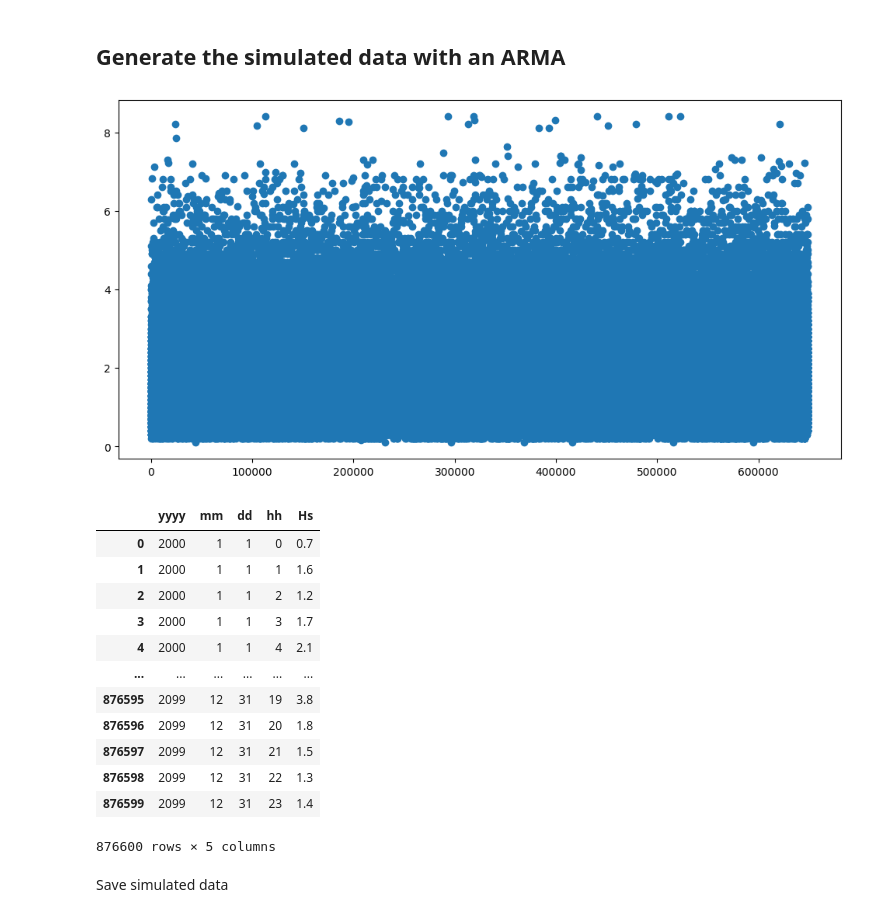
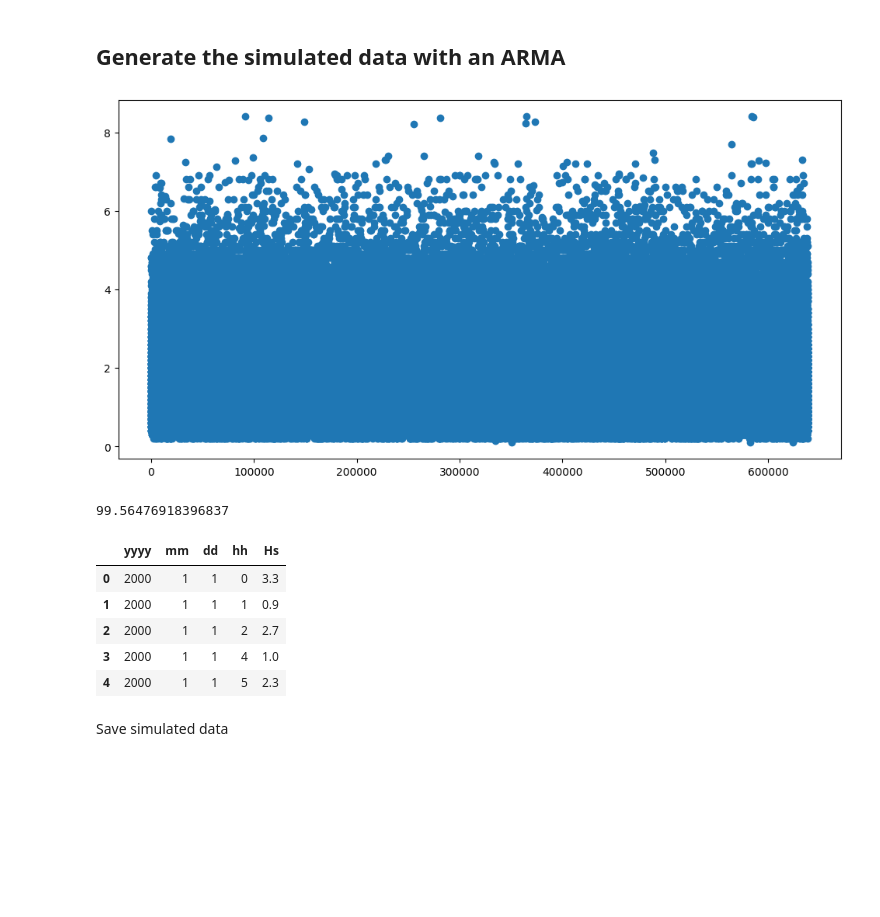
Before and after one commit to viccollado/ExtremeCorrection, a Jupyter notebook: Notebooks/Examples/Hs_Bilbao.ipynb, the cells around one changed output. Drawn from its saved outputs; the diff is of its cells as text; code cells hidden in the pictures; blank space fills up the shorter version.

```diff
--- a/Notebooks/Examples/Hs_Bilbao.ipynb
+++ b/Notebooks/Examples/Hs_Bilbao.ipynb
@@ -32,3 +32,17 @@ df_hs.head()
 | 2 | 1985 | 2 | 22 | 12 | 0.9 |
 | 3 | 1985 | 2 | 22 | 15 | 1.0 |
 | 4 | 1985 | 2 | 22 | 18 | 0.9 |
+# %%
+df_hs2 = df_hs.copy()
+df_hs2 = df_hs2.rename(columns={
+    'yyyy': 'year',
+    'mm': 'month',
+    'dd': 'day',
+    'hh': 'hour'
+})
+time = pd.to_datetime(df_hs2[['year', 'month', 'day', 'hour']], format="%Y-%m-%d %h:m%")
+# %%
+year_interval = (time.iloc[-1] - time.iloc[0]).total_seconds() / (365.25 * 24 * 3600)
+print("Nº of years in the sample: ", year_interval)
+frequency_per_year = len(df_hs) / year_interval
+print("Mean nº of observations per year: ", frequency_per_year)
@@ -44,18 +121,21 @@ freq
 # %%
 from src.arma_sim import ArmaSimulation
 
-arma = ArmaSimulation(df_hs, var='Hs', freq=365.25*24, arma_order=(1,0,1), distribution="ecdf", n_components=4)
+arma = ArmaSimulation(df_hs, var='Hs', freq=frequency_per_year, arma_order=(1,0,1), distribution="ecdf", n_components=4)
 ny_sim = 100
 hs_sim = arma.generate_sim(ny_sim = ny_sim)   # We select the number of years of simulations
 # %%
 plt.figure(figsize=(12,6))
-plt.scatter(np.arange(0,int(ny_sim*24*365.25)), hs_sim)
+plt.scatter(np.arange(0,int(ny_sim*frequency_per_year)), hs_sim)
 plt.show()
 # %% [output]
-[figure, old version]
+[figure, new version]
 # %%
 # Starting date within the safe pandas timestamp range
 start_date = '2000-01-01 00:00:00'
 
 # Generate date range in 100 years chunks
-date_range = pd.date_range(start=start_date, periods=int(365.25*24*100), freq='h')
+freq_per_year_minutes = int((365.25 * 24 * 60) / frequency_per_year)
+date_range = pd.date_range(start=start_date, periods=int(ny_sim*frequency_per_year), freq=f'{freq_per_year_minutes}min')
+# %% [output]
+99.56476918396837
@@ -83,21 +158,14 @@ df_sim = pd.DataFrame({
     'Hs': hs_sim
 })
 # %%
-df_sim
+df_sim.head()
 # %% [output]
 |  | yyyy | mm | dd | hh | Hs |
-| 0 | 2000 | 1 | 1 | 0 | 0.7 |
-| 1 | 2000 | 1 | 1 | 1 | 1.6 |
-| 2 | 2000 | 1 | 1 | 2 | 1.2 |
-| 3 | 2000 | 1 | 1 | 3 | 1.7 |
-| 4 | 2000 | 1 | 1 | 4 | 2.1 |
-| ... | ... | ... | ... | ... | ... |
-| 876595 | 2099 | 12 | 31 | 19 | 3.8 |
-| 876596 | 2099 | 12 | 31 | 20 | 1.8 |
-| 876597 | 2099 | 12 | 31 | 21 | 1.5 |
-| 876598 | 2099 | 12 | 31 | 22 | 1.3 |
-| 876599 | 2099 | 12 | 31 | 23 | 1.4 |
+| 0 | 2000 | 1 | 1 | 0 | 3.3 |
+| 1 | 2000 | 1 | 1 | 1 | 0.9 |
+| 2 | 2000 | 1 | 1 | 2 | 2.7 |
+| 3 | 2000 | 1 | 1 | 4 | 1.0 |
+| 4 | 2000 | 1 | 1 | 5 | 2.3 |
-876600 rows × 5 columns
 # %% [markdown]
 Save simulated data
 # %%
```
Also changed, not shown: parts of 38 cells of this notebook, 3 other files.
